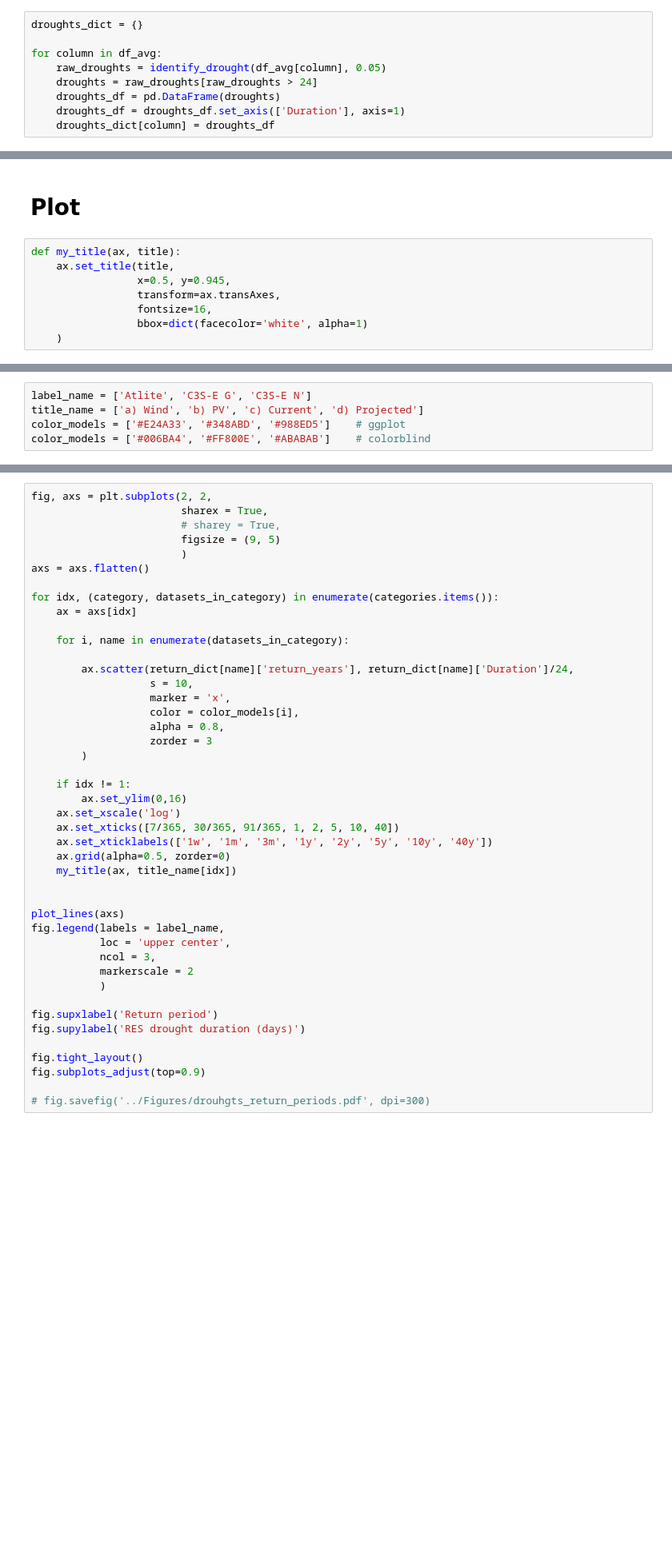
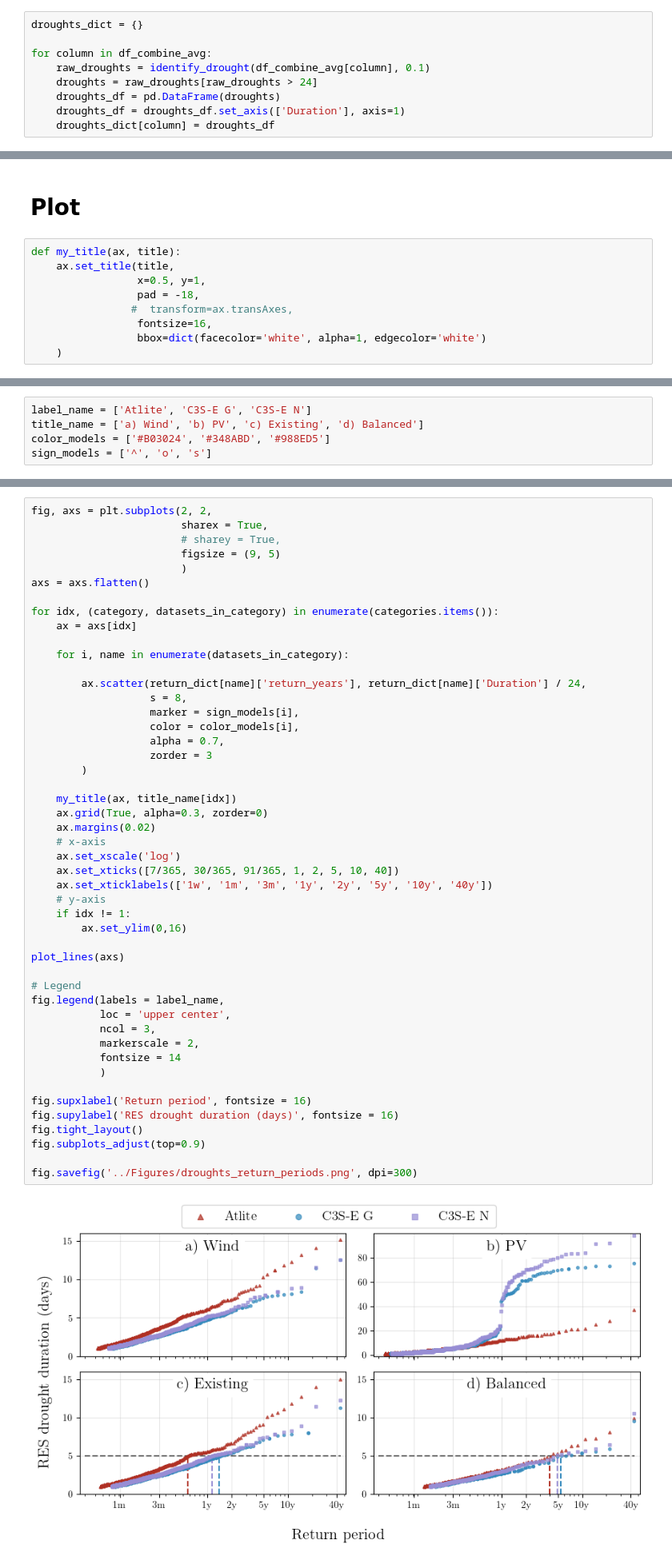
Before and after one commit to BorisM202/RES_droughts, a Jupyter notebook: Scripts/droughts_return_period.ipynb, the cells around one changed output, grey strips where cells are left out. Shown at 80% size. Drawn from its saved outputs; the diff is of its cells as text; blank space fills up the shorter version.

```diff
--- a/Scripts/droughts_return_period.ipynb
+++ b/Scripts/droughts_return_period.ipynb
@@ -56,8 +50,8 @@ df_avg = df_wind.rolling('D', min_periods=24, center=True).mean()
 # %%
 droughts_dict = {}
 
-for column in df_avg:
-    raw_droughts = identify_drought(df_avg[column], 0.05)
+for column in df_combine_avg:
+    raw_droughts = identify_drought(df_combine_avg[column], 0.1)
     droughts = raw_droughts[raw_droughts > 24]
     droughts_df = pd.DataFrame(droughts)
     droughts_df = droughts_df.set_axis(['Duration'], axis=1)
@@ -71,10 +65,11 @@ for key, value in droughts_dict.items():
 # %%
 def my_title(ax, title):
     ax.set_title(title,
-                 x=0.5, y=0.945,
-                 transform=ax.transAxes,
+                 x=0.5, y=1,
+                 pad = -18,
+                #  transform=ax.transAxes,
                  fontsize=16,
-                 bbox=dict(facecolor='white', alpha=1)
+                 bbox=dict(facecolor='white', alpha=1, edgecolor='white')
     )
 # %%
 def plot_lines(axs):
@@ -92,8 +87,8 @@ def plot_lines(axs):
 # %%
 label_name = ['Atlite', 'C3S-E G', 'C3S-E N']
-title_name = ['a) Wind', 'b) PV', 'c) Current', 'd) Projected']
-color_models = ['#E24A33', '#348ABD', '#988ED5']    # ggplot
-color_models = ['#006BA4', '#FF800E', '#ABABAB']    # colorblind
+title_name = ['a) Wind', 'b) PV', 'c) Existing', 'd) Balanced']
+color_models = ['#B03024', '#348ABD', '#988ED5']
+sign_models = ['^', 'o', 's']
 # %%
 duration_ranges_hours = [24, 48, 72, 96, 120, 144, 168, 192 ,np.inf]
 duration_ranges_days = [dur / 24 for dur in duration_ranges_hours]
@@ -109,44 +104,50 @@ categories = {
 # %%
 fig, axs = plt.subplots(2, 2,
                         sharex = True,
                         # sharey = True,
                         figsize = (9, 5)
                         )
 axs = axs.flatten()
 
 for idx, (category, datasets_in_category) in enumerate(categories.items()):
     ax = axs[idx]
 
     for i, name in enumerate(datasets_in_category):
 
-        ax.scatter(return_dict[name]['return_years'], return_dict[name]['Duration']/24,
-                   s = 10,
-                   marker = 'x',
+        ax.scatter(return_dict[name]['return_years'], return_dict[name]['Duration'] / 24,
+                   s = 8,
+                   marker = sign_models[i],
                    color = color_models[i],
-                   alpha = 0.8,
+                   alpha = 0.7,
                    zorder = 3
         )
 
-    if idx != 1:
-        ax.set_ylim(0,16)
+    my_title(ax, title_name[idx])
+    ax.grid(True, alpha=0.3, zorder=0)
+    ax.margins(0.02)
+    # x-axis
     ax.set_xscale('log')
     ax.set_xticks([7/365, 30/365, 91/365, 1, 2, 5, 10, 40])
     ax.set_xticklabels(['1w', '1m', '3m', '1y', '2y', '5y', '10y', '40y'])
-    ax.grid(alpha=0.5, zorder=0)
-    my_title(ax, title_name[idx])
-
+    # y-axis
+    if idx != 1:
+        ax.set_ylim(0,16)
 
 plot_lines(axs)
+
+# Legend
 fig.legend(labels = label_name,
            loc = 'upper center',
            ncol = 3,
-           markerscale = 2
+           markerscale = 2,
+           fontsize = 14
            )
 
-fig.supxlabel('Return period')
-fig.supylabel('RES drought duration (days)')
-
+fig.supxlabel('Return period', fontsize = 16)
+fig.supylabel('RES drought duration (days)', fontsize = 16)
 fig.tight_layout()
 fig.subplots_adjust(top=0.9)
 
-# fig.savefig('../Figures/drouhgts_return_periods.pdf', dpi=300)
+fig.savefig('../Figures/droughts_return_periods.png', dpi=300)
+# %% [output]
+[figure, added]
```
Also changed, not shown: parts of 2 cells of this notebook, 22 other files.
